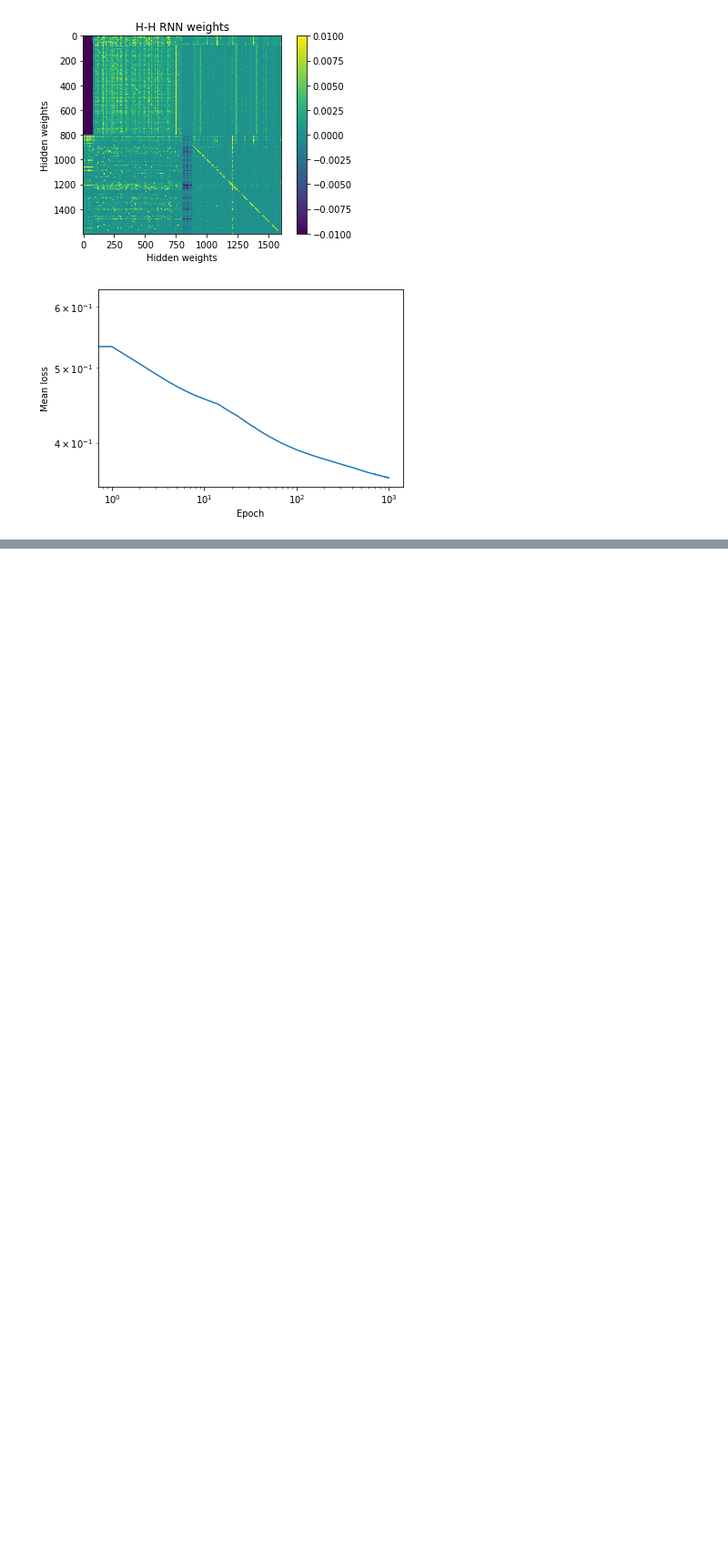
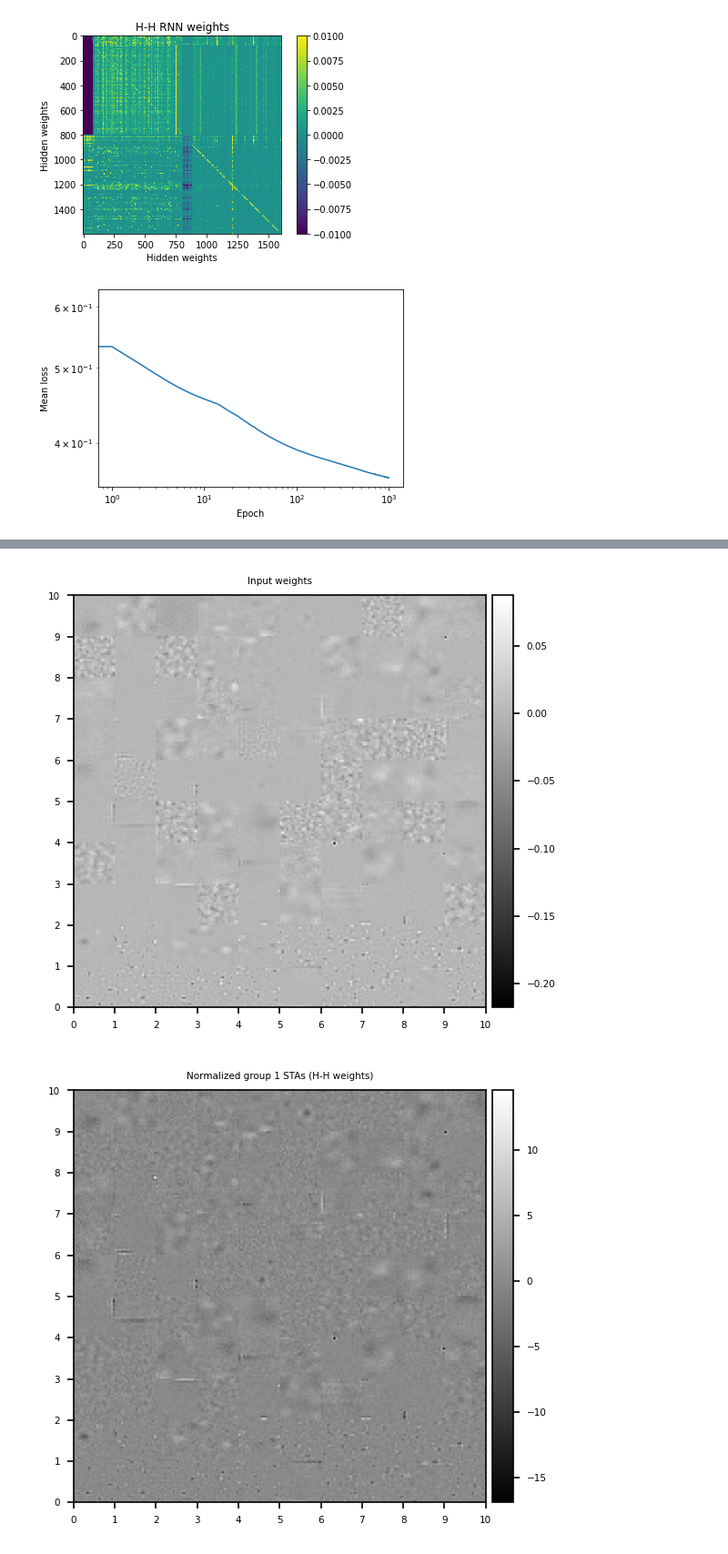
Before and after one commit to sebbkw/rnn, a Jupyter notebook: analyse_network.ipynb, the cells around one changed output, grey strips where cells are left out. Shown at 91% size. Drawn from its saved outputs; the diff is of its cells as text; code cells hidden in the pictures; blank space fills up the shorter version.

```diff
--- a/analyse_network.ipynb
+++ b/analyse_network.ipynb
@@ -27,7 +27,7 @@ HIDDEN_UNITS = 1600
 FRAME_SIZE = 20
 WARMUP = 4
 MODE = 'hierarchical'
-T_STEPS = 45
+T_STEPS = 20
 
 PATHS = [
     # Clamped units
@@ -303,21 +317,23 @@ def generate_gratings (frequency, rotation):
 
     return gratings
 
-physiology_data_group2 = []
+physiology_data_group1 = []
 SHOW_GRAPHS = False
 
-units_len = len(averaged_stimuli_group2[1])
+group_data = averaged_stimuli_group1
+units_len = len(group_data[1])
 for i in range(units_len):
+
     data = {}
 
     unit_STA_idx = i # Index out of those units that have STA RF
-    unit_idx = averaged_stimuli_group2[1][unit_STA_idx] # Index out of whole populations
-    sta = normalize(averaged_stimuli_group2[0])[unit_STA_idx]
+    unit_idx = group_data[1][unit_STA_idx] # Index out of whole populations
 
-    data["sta"] = sta.reshape(FRAME_SIZE, FRAME_SIZE)
+    data["unit_idx"] = unit_idx
 
     # Plot STA RF estimate
     if SHOW_GRAPHS:
+        sta = normalize(group_data[0])[unit_STA_idx]
         fig = plt.figure(dpi=40)
         plt.imshow(sta.reshape(FRAME_SIZE, FRAME_SIZE), cmap='gray')
         plt.title('Normalized SA', size=25)
@@ -357,10 +373,12 @@ for i in range(units_len):
     max_sf, max_orient = spatial_frequencies[sf_idx[0]], orientations[orient_idx[0]]
     gratings = generate_gratings(max_sf, max_orient)
     activity = []
+
     _, hidden_state = model(gratings)
     for t_step in range(WARMUP, WARMUP+T_STEPS):
         unit = hidden_state[0, t_step, unit_idx]
         activity.append(unit.detach().numpy())
+
 
     data["sf"] = max_sf
     data["orientation"] = max_orient
@@ -371,13 +389,13 @@ for i in range(units_len):
         plt.plot(activity)
         plt.xlabel("Frame (phase)")
         plt.ylabel("Activity")
-        plt.title("Activity for SF = {}, orientation = {}, unit {}".format(max_sf, max_orient, unit_n))
+        plt.title("Activity for SF = {}, orientation = {}, unit {}".format(max_sf, max_orient, unit_idx))
         plt.show()
 
     f_value = get_f_value(activity)
     data["f"] = f_value
 
-    physiology_data_group2.append(data)
+    physiology_data_group1.append(data)
 
     if i % 10 == 9:
         print("Unit {} / {}".format(i+1, units_len))
@@ -491,31 +527,34 @@ def plot_weights (weights_array, rows, columns, offset = 0, title = ""):
     for row in range(rows):
         for column in range(columns):
             idx = row*columns + column
             hidden_unit_weights = np.zeros(FRAME_SIZE**2) # Pad image if no more weights to show
             if idx < len(weights):
                 hidden_unit_weights = weights[idx]
             hidden_unit_weights = np.reshape(hidden_unit_weights, (FRAME_SIZE, FRAME_SIZE))
             im[row*FRAME_SIZE:(row+1)*FRAME_SIZE, column*FRAME_SIZE:(column+1)*FRAME_SIZE] = hidden_unit_weights
 
-    fig, ax = plt.subplots(dpi=300)
+    fig, ax = plt.subplots(dpi=150)
     im_plt = plt.imshow(im, extent=[0, columns, 0, rows], cmap='gray')
 
     divider = make_axes_locatable(ax)
     cax = divider.append_axes('right', size='5%', pad=0.05)
     cb_plt = plt.colorbar(im_plt, cax=cax)
     cb_plt.ax.tick_params(labelsize=font_size)
 
     ax.set_xticks(np.arange(0, columns+1))
     ax.set_xticklabels(np.arange(0, columns+1), size=font_size)
     ax.set_yticks(np.arange(0, rows+1))
     ax.set_yticklabels(np.arange(0, rows+1), size=font_size)
     #ax.grid(which='major', color='w', linestyle='-', linewidth=0.5)
     ax.set_title(title, size=font_size)
 
 rows, columns, offset = (10, 10, 0)
 plot_weights(model.rnn.weight_ih_l0.cpu().detach().numpy(), rows, columns, offset, "Input weights")
 
 plot_weights(normalize(averaged_stimuli_group1[0]), rows, columns, offset, "Normalized group 1 STAs (H-H weights)")
 plot_weights(max_abs_normalize(averaged_stimuli_group1[0]), rows, columns, offset, "MaxAbs normalized group 1 STAs (H-H weights)")
 plot_weights(normalize(averaged_stimuli_group2[0]), rows, columns, offset, "Normalized Group 2 STAs (H-H weights)")
 plot_weights(max_abs_normalize(averaged_stimuli_group2[0]), rows, columns, offset, "MaxAbs normalized group 2 STAs (H-H weights)")
+# %% [output]
+[figure, added]
+[figure, added]
```
Also changed, not shown: parts of 7 cells of this notebook.
